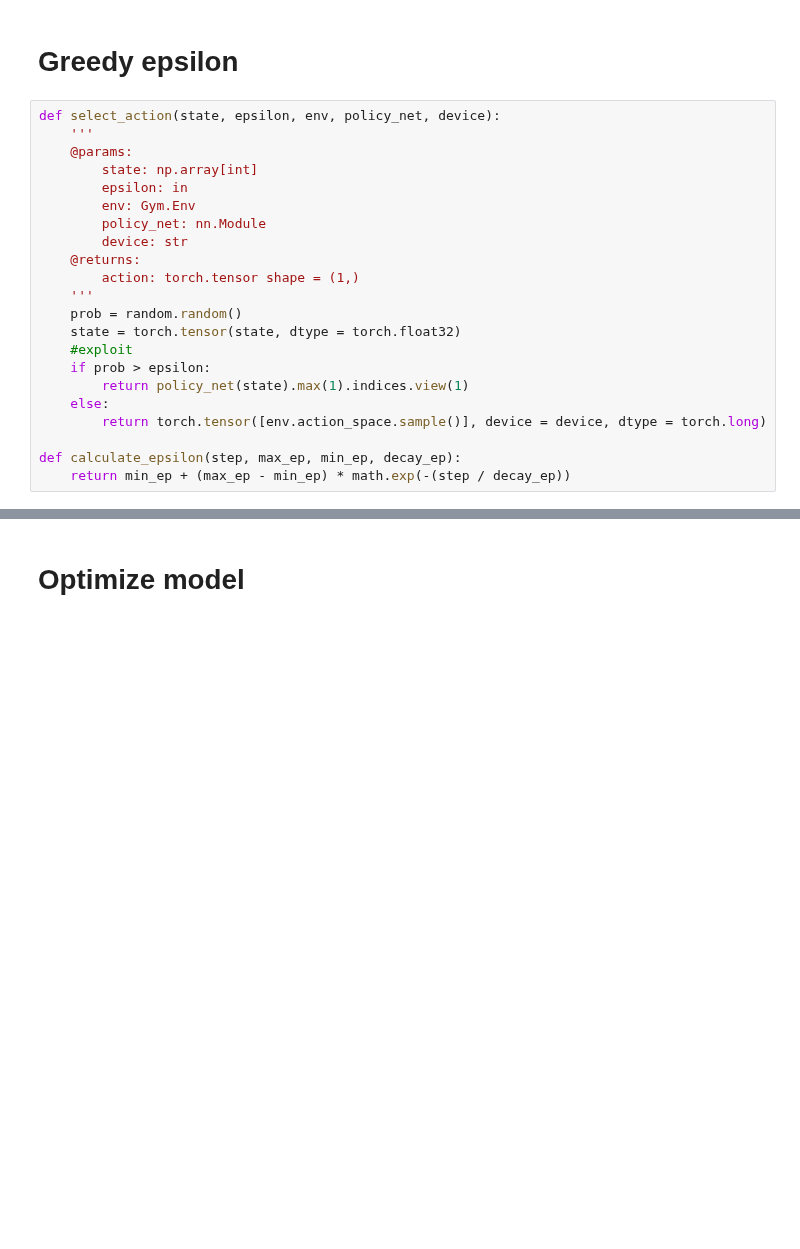
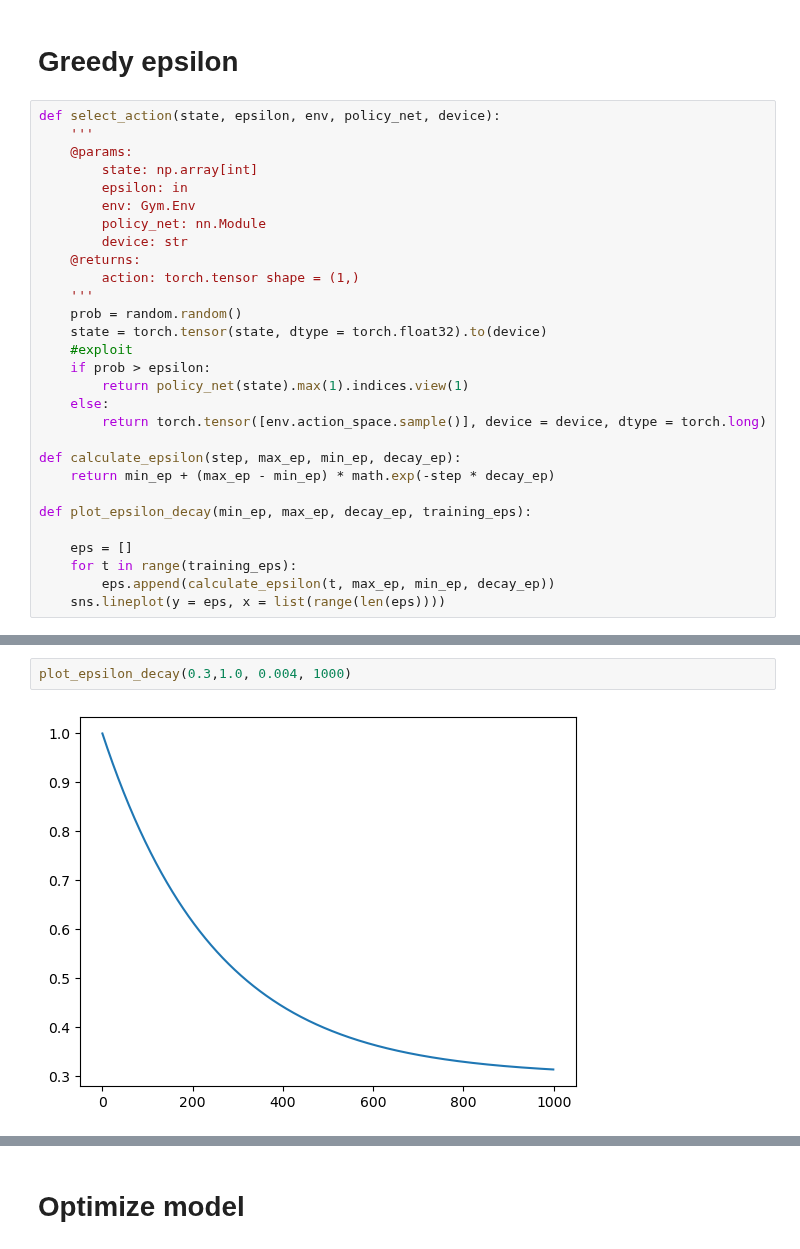
Before and after one commit to jameskn30/NLP_RNN, a Jupyter notebook: Reinforcement Learning/dqn/lunar_lander.ipynb, the cells around one changed output, grey strips where cells are left out. Drawn from its saved outputs; the diff is of its cells as text; blank space fills up the shorter version.

```diff
--- a/Reinforcement Learning/dqn/lunar_lander.ipynb
+++ b/Reinforcement Learning/dqn/lunar_lander.ipynb
@@ -149,7 +149,7 @@ def select_action(state, epsilon, env, policy_net, device):
         action: torch.tensor shape = (1,)
     '''
     prob = random.random()
-    state = torch.tensor(state, dtype = torch.float32)
+    state = torch.tensor(state, dtype = torch.float32).to(device)
     #exploit
     if prob > epsilon:
         return policy_net(state).max(1).indices.view(1)
@@ -157,4 +157,11 @@ def select_action(state, epsilon, env, policy_net, device):
         return torch.tensor([env.action_space.sample()], device = device, dtype = torch.long)
 
 def calculate_epsilon(step, max_ep, min_ep, decay_ep):
-    return min_ep + (max_ep - min_ep) * math.exp(-(step / decay_ep))
+    return min_ep + (max_ep - min_ep) * math.exp(-step * decay_ep)
+
+def plot_epsilon_decay(min_ep, max_ep, decay_ep, training_eps):
+
+    eps = []
+    for t in range(training_eps):
+        eps.append(calculate_epsilon(t, max_ep, min_ep, decay_ep))
+    sns.lineplot(y = eps, x = list(range(len(eps))))
@@ -180 +168,5 @@ RuntimeError: both arguments to matmul need to be at least 1D, but they are 0D a
+# %%
+plot_epsilon_decay(0.3,1.0, 0.004, 1000)
+# %% [output]
+[figure, added]
 # %%
```
Also changed, not shown: parts of 28 cells of this notebook, 3 other files.
